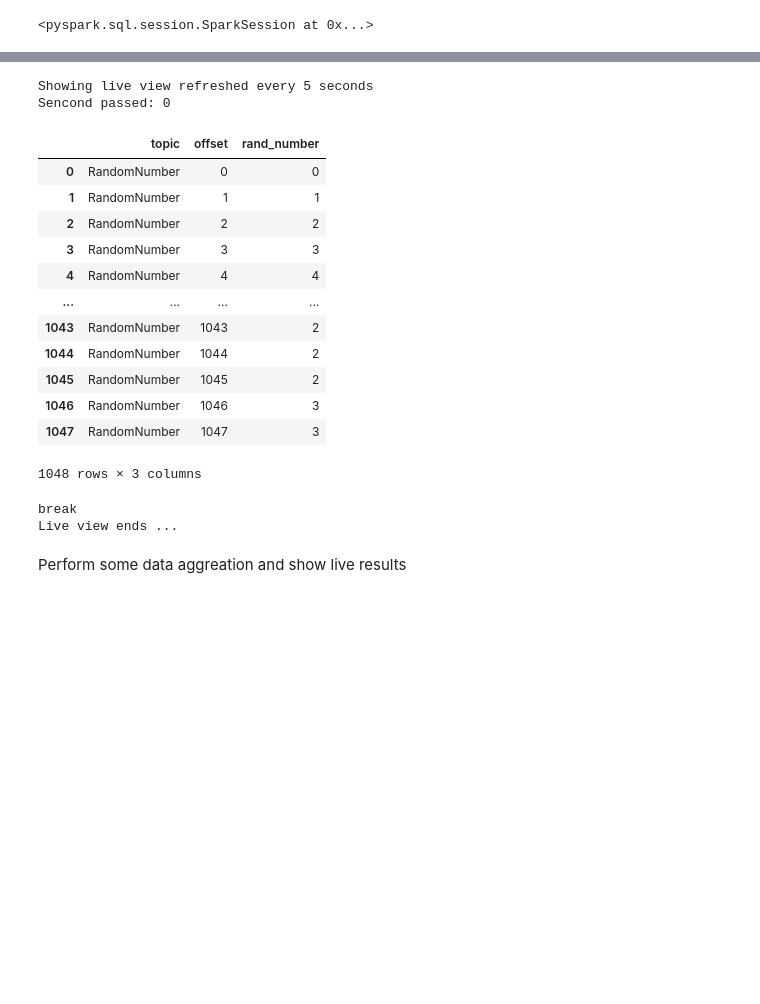
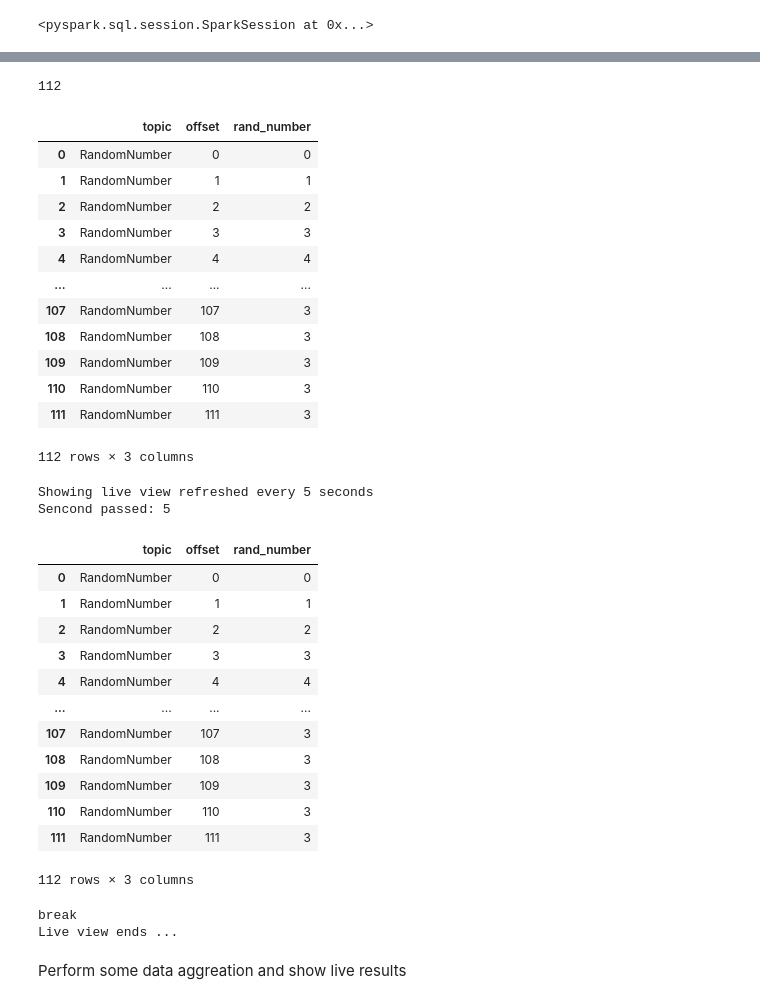
Before and after one commit to VOTUANANH01/DS104_Distributed_and_parallel_computing, a Jupyter notebook: Slide 5-6/Tutorial 6/6-Batch.ipynb, the cells around one changed output, grey strips where cells are left out. Drawn from its saved outputs; the diff is of its cells as text; code cells hidden in the pictures; blank space fills up the shorter version.

```diff
--- a/Slide 5-6/Tutorial 6/6-Batch.ipynb
+++ b/Slide 5-6/Tutorial 6/6-Batch.ipynb
@@ -49,3 +46,7 @@ kafkaDf.toPandas()
+# %%
+len(kafkaDf.toPandas())
+# %% [output]
+112
 # %%
 from dis import dis
 from time import sleep
@@ -54,8 +58,20 @@ from IPython.display import display,clear_output
+# %%
+display(batchDF.toPandas())
+# %% [output]
+|  | topic | offset | rand_number |
+| 0 | RandomNumber | 0 | 0 |
+| 1 | RandomNumber | 1 | 1 |
+| 2 | RandomNumber | 2 | 2 |
+| 3 | RandomNumber | 3 | 3 |
+| 4 | RandomNumber | 4 | 4 |
+| ... | ... | ... | ... |
+| 107 | RandomNumber | 107 | 3 |
+| 108 | RandomNumber | 108 | 3 |
+| 109 | RandomNumber | 109 | 3 |
+| 110 | RandomNumber | 110 | 3 |
+| 111 | RandomNumber | 111 | 3 |
+112 rows × 3 columns
 # %%
-#show streaming data using for loop
-batchDF=kafkaDf.select(col('topic'),col('offset'),col('value').cast('string').substr(12,1).alias('rand_number'))
-
-
 
 for x in range(0,2000):
     try:
@@ -70,7 +86,7 @@ for x in range(0,2000):
 print("Live view ends ...")
 # %% [output]
 Showing live view refreshed every 5 seconds
-Sencond passed: 0
+Sencond passed: 5
 |  | topic | offset | rand_number |
 | 0 | RandomNumber | 0 | 0 |
 | 1 | RandomNumber | 1 | 1 |
@@ -78,12 +94,12 @@ Sencond passed: 0
 | 3 | RandomNumber | 3 | 3 |
 | 4 | RandomNumber | 4 | 4 |
 | ... | ... | ... | ... |
-| 1043 | RandomNumber | 1043 | 2 |
-| 1044 | RandomNumber | 1044 | 2 |
-| 1045 | RandomNumber | 1045 | 2 |
-| 1046 | RandomNumber | 1046 | 3 |
-| 1047 | RandomNumber | 1047 | 3 |
+| 107 | RandomNumber | 107 | 3 |
+| 108 | RandomNumber | 108 | 3 |
+| 109 | RandomNumber | 109 | 3 |
+| 110 | RandomNumber | 110 | 3 |
+| 111 | RandomNumber | 111 | 3 |
-1048 rows × 3 columns
+112 rows × 3 columns
 break
 Live view ends ...
 # %% [markdown]
```
Also changed, not shown: parts of 16 cells of this notebook, 1 other file.
